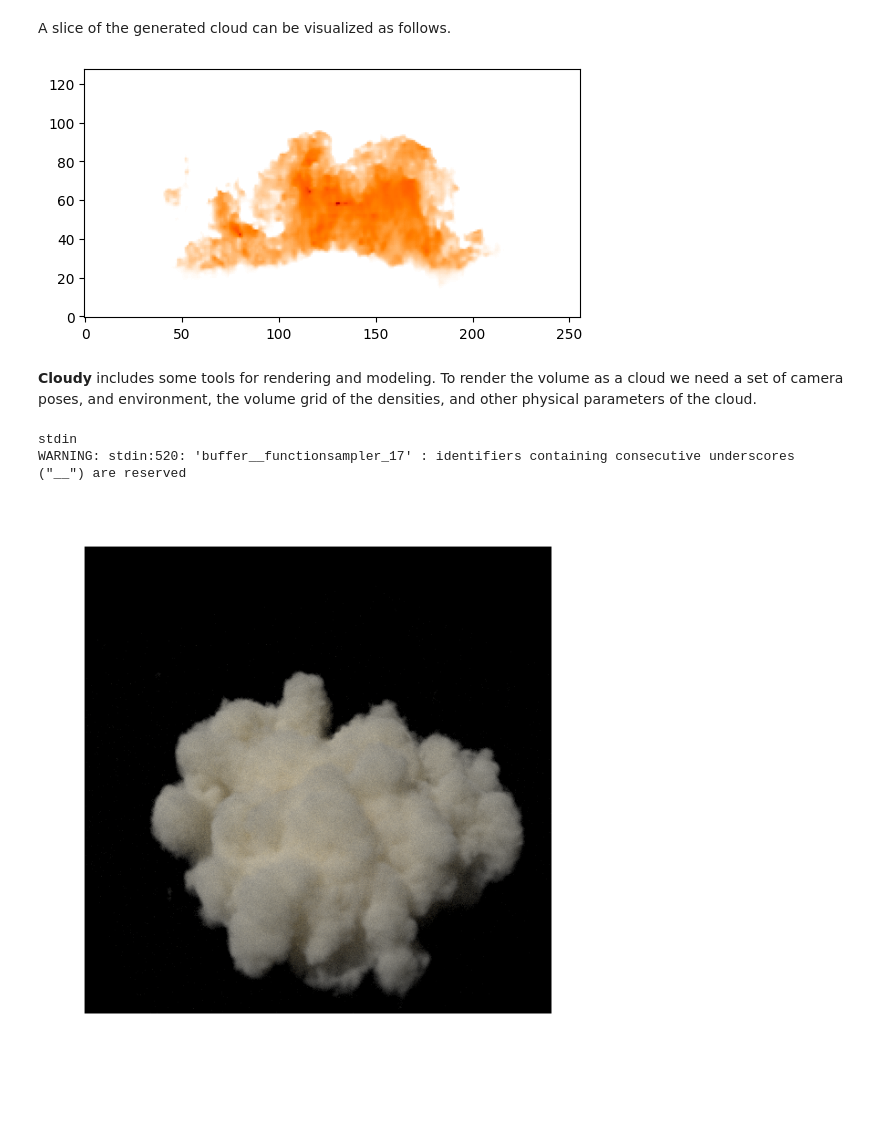
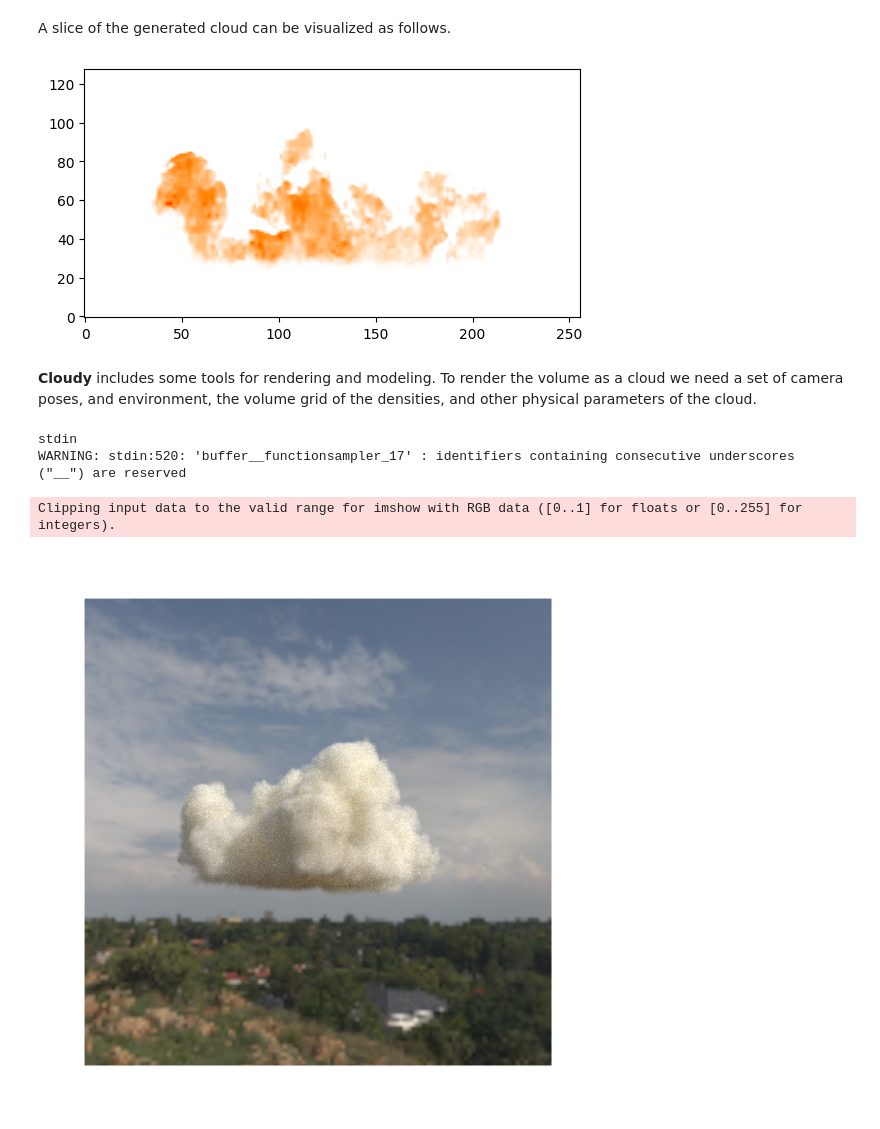
Before and after one commit to Trop-parlor-nuit/smoke_rec, a Jupyter notebook: examples/e01_generating_clouds.ipynb, the cells around one changed output. Cells and saved outputs as stored; diff of their text form; code cells hidden in the pictures; blank space fills up the shorter version.

```diff
--- a/examples/e01_generating_clouds.ipynb
+++ b/examples/e01_generating_clouds.ipynb
@@ -44,44 +47,45 @@ Non-A100 GPU detected, using math or mem efficient attention if input tensor is
 The diffuser operates in the space of latent representations. To decode a grid we should get a representation (a model combining the upsampler with the latent decoder) and evaluate a regular grid of points.
 # %%
 with torch.no_grad():
-    grid = pipeline.from_latent_to_grid(latent, resolution=256)
-    grid = grid * (grid >= 0.0).float()
+    grid = pipeline.from_latent_to_grid(latent, resolution=256).clamp_min(0.0)
 # %% [markdown]
 A slice of the generated cloud can be visualized as follows.
 # %%
-import matplotlib.pyplot as plt
-
 plt.imshow(grid[:, :, grid.shape[2]//2, 0].cpu().T, cmap='gist_heat_r', vmin=0.0, vmax=0.6)
 plt.gca().invert_yaxis()
 plt.show()
 # %% [output]
-[figure, old version]
+[figure, new version]
 # %% [markdown]
 **Cloudy** includes some tools for rendering and modeling. To render the volume as a cloud we need a set of camera poses, and environment, the volume grid of the densities, and other physical parameters of the cloud.
 # %%
+import vulky.datasets as datasets
+
 with torch.no_grad():
-    camera_poses = cloudy.camera_poses((1.7, 1.5, -1.0))
-    environment = torch.zeros(64, 128, 3, device='cuda')
-    environment[10,0] = 1600
+    camera_poses = cloudy.camera_poses((3.0, -0.5, -0.4))
+    environment = datasets.Images.environment_example
+    # environment = torch.zeros(64, 128, 3, device='cuda')
+    # environment[10,0] = 1600
     im = cloudy.scattered(grid * 300,
                           camera_poses=camera_poses,
                           scattering_albedo=(0.99, 0.98, 0.94),
                           environment=environment,
                           phase_g=0.0,
                           majorant=grid.max()*300,
                           # kwargs
                           width=512,
                           height=512,
                           jittered=True,
                           samples=128
                           )
     plt.figure(figsize=(1, 1), dpi=512)
     plt.imshow(im[0].cpu() ** (1.0/2.2))
     plt.gca().invert_yaxis()
     plt.gca().axis('off')
     plt.tight_layout(pad=0.0)
     plt.show()
 # %% [output]
 stdin
 WARNING: stdin:520: 'buffer__functionsampler_17' : identifiers containing consecutive underscores ("__") are reserved
+Clipping input data to the valid range for imshow with RGB data ([0..1] for floats or [0..255] for integers).
-[figure, old version]
+[figure, new version]
```
Also changed, not shown: parts of 6 cells of this notebook, 9 other files.
